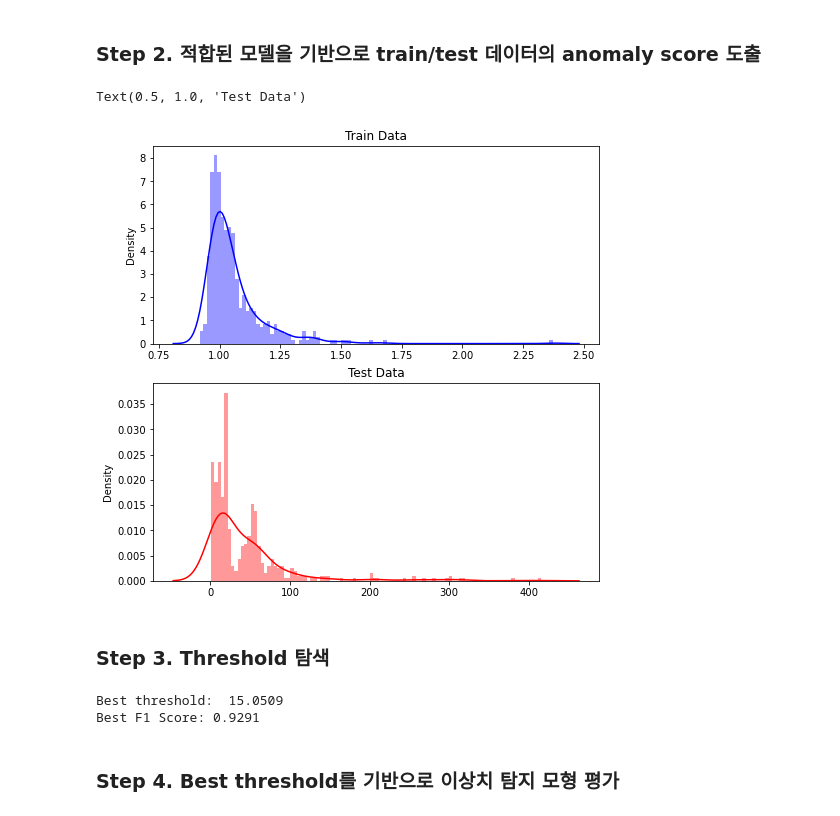
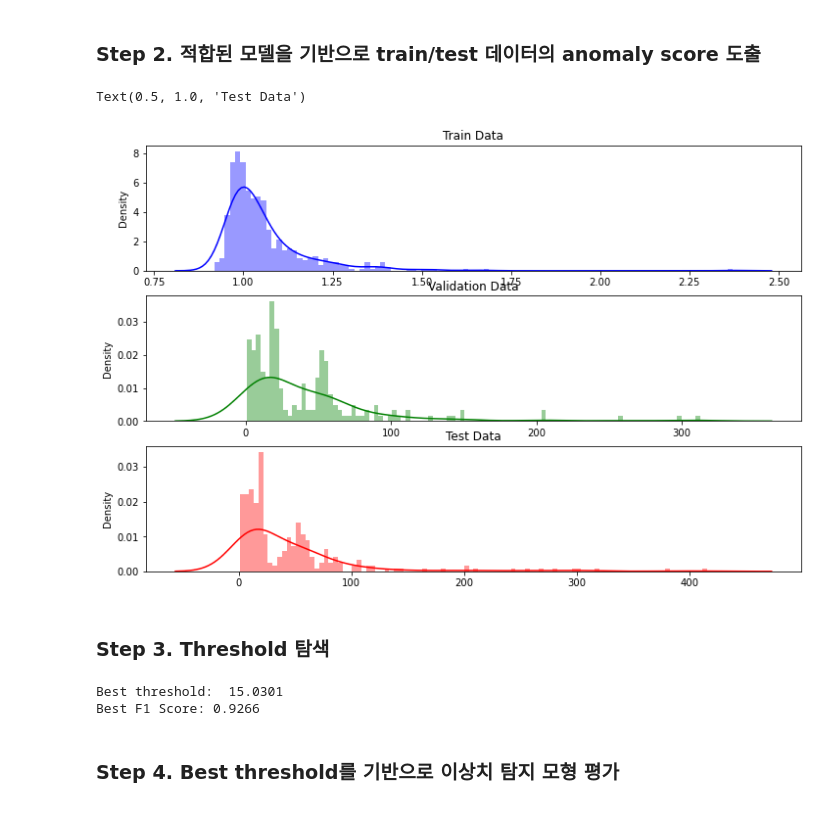
Before and after one commit to hj-choi-95/Anomaly_Detection_Part2, a Jupyter notebook: 01_LOF_IF_AE.ipynb, the cells around one changed output. Cells and saved outputs as stored; diff of their text form; code cells hidden in the pictures.

Commit message:
add validation set

```diff
--- a/01_LOF_IF_AE.ipynb
+++ b/01_LOF_IF_AE.ipynb
@@ -49,0 +44,6 @@ Test data shape: (492, 4)
+# %%
+X_valid, X_test, y_valid, y_test = train_test_split(X_test, y_test, test_size=0.6, random_state=42)
+
+print("Training data shape:", X_train.shape)
+print("Validation data shape:", X_valid.shape)
+print("Test data shape:", X_test.shape)
@@ -70,6 +74,8 @@ scaler = scaler.fit(X_train)
 # %%
 lof_X_train = pd.DataFrame(scaler.transform(X_train),
                            columns=X_train.columns, index=X_train.index)
+lof_X_valid = pd.DataFrame(scaler.transform(X_valid),
+                           columns=X_valid.columns, index=X_valid.index)
 lof_X_test = pd.DataFrame(scaler.transform(X_test),
                           columns=X_test.columns, index=X_test.index)
 # %% [markdown]
@@ -89,20 +95,23 @@ LocalOutlierFactor(n_neighbors=5, novelty=True)
 # %% [markdown]
 ### Step 2. 적합된 모델을 기반으로 train/test 데이터의 anomaly score 도출
 # %%
-# train/test 데이터의 LOF score 도출
+# train/validation/test 데이터의 LOF score 도출
 lof_train = - 1.0 * lof_model.score_samples(lof_X_train)
+lof_valid = - 1.0 * lof_model.score_samples(lof_X_valid)
 lof_test = - 1.0 * lof_model.score_samples(lof_X_test)
 # %%
-# train/test 데이터의 anomaly score 분포 시각화
-fig, (ax1, ax2) = plt.subplots(nrows=2, ncols=1, figsize = (8, 8))
+# train/validation/test 데이터의 anomaly score 분포 시각화
+fig, (ax1, ax2, ax3) = plt.subplots(nrows=3, ncols=1, figsize = (12, 8))
 
 sns.distplot(lof_train, bins=100, kde=True, color='blue', ax=ax1)
-sns.distplot(lof_test, bins=100, kde=True, color='red', ax=ax2)
+sns.distplot(lof_valid, bins=100, kde=True, color='green', ax=ax2)
+sns.distplot(lof_test, bins=100, kde=True, color='red', ax=ax3)
 ax1.set_title("Train Data")
-ax2.set_title("Test Data")
+ax2.set_title("Validation Data")
+ax3.set_title("Test Data")
 # %% [output]
 Text(0.5, 1.0, 'Test Data')
-[figure, old version]
+[figure, new version]
 # %% [markdown]
 ### Step 3. Threshold 탐색
 # %%
@@ -124,9 +133,9 @@ def search_best_threshold(score, y_true, num_step):
     return best_threshold
 # %%
 # best threshold 도출
-lof_best_threshold = search_best_threshold(lof_test, y_test, num_step=1000)
+lof_best_threshold = search_best_threshold(lof_valid, y_valid, num_step=1000)
 # %% [output]
-Best threshold:  15.0509
-Best F1 Score: 0.9291
+Best threshold:  15.0301
+Best F1 Score: 0.9266
 # %% [markdown]
 ### Step 4. Best threshold를 기반으로 이상치 탐지 모형 평가
```
Also changed, not shown: parts of 30 cells of this notebook.
